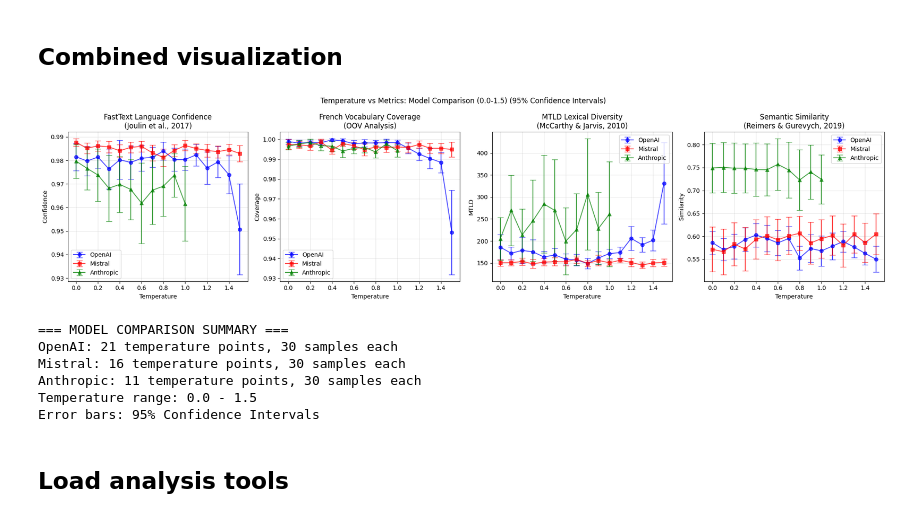
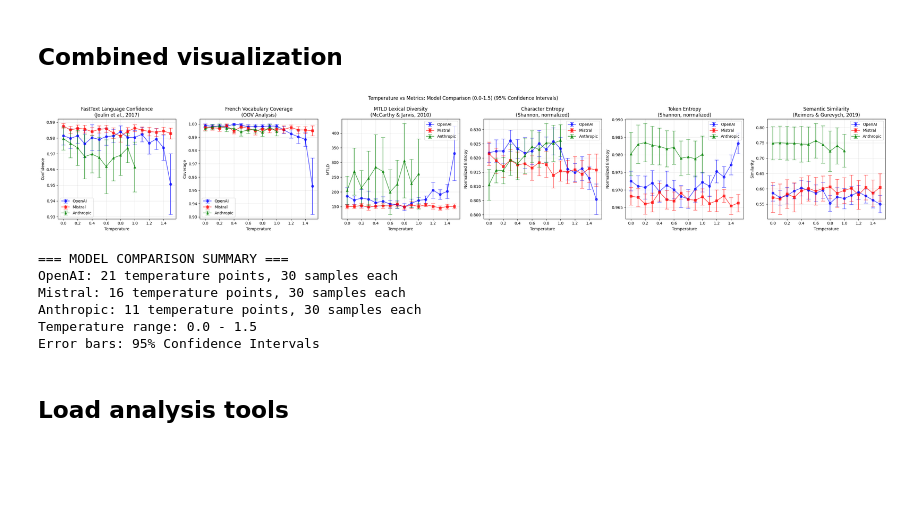
Before and after one commit to szkjn/temperature-impact-analysis, a Jupyter notebook: metrics.ipynb, the cells around one changed output. Drawn from its saved outputs; the diff is of its cells as text; code cells hidden in the pictures; blank space fills up the shorter version.

```diff
--- a/metrics.ipynb
+++ b/metrics.ipynb
@@ -110,35 +111,35 @@ models_data = {
         'sample_size': 30,
         'color': 'green',
         'marker': '^'
     }
 }
 
 # Combined visualization with 95% confidence intervals (temperature 0.0-1.5)
 fig, axes = plot_combined_models_metrics(
     models_data,
     temp_range=(0.0, 1.5),
-    use_ci=True
+    include_entropy=True
 )
 plt.show()
 
 # Print comparison summary
 print("=== MODEL COMPARISON SUMMARY ===")
 for model_name, model_info in models_data.items():
     temp_stats = model_info['temp_stats']
     if 'temp_range' in locals():
         temp_stats_filtered = temp_stats[
             (temp_stats['temperature'] >= 0.0) &
             (temp_stats['temperature'] <= 1.5)
         ]
     else:
         temp_stats_filtered = temp_stats
 
     print(f"{model_name}: {len(temp_stats_filtered)} temperature points, {model_info['sample_size']} samples each")
 
 print(f"Temperature range: 0.0 - 1.5")
 print(f"Error bars: 95% Confidence Intervals")
 # %% [output]
-[figure, old version]
+[figure, new version]
 === MODEL COMPARISON SUMMARY ===
 OpenAI: 21 temperature points, 30 samples each
 Mistral: 16 temperature points, 30 samples each
```
Also changed, not shown: parts of 16 cells of this notebook, 1 other file.
